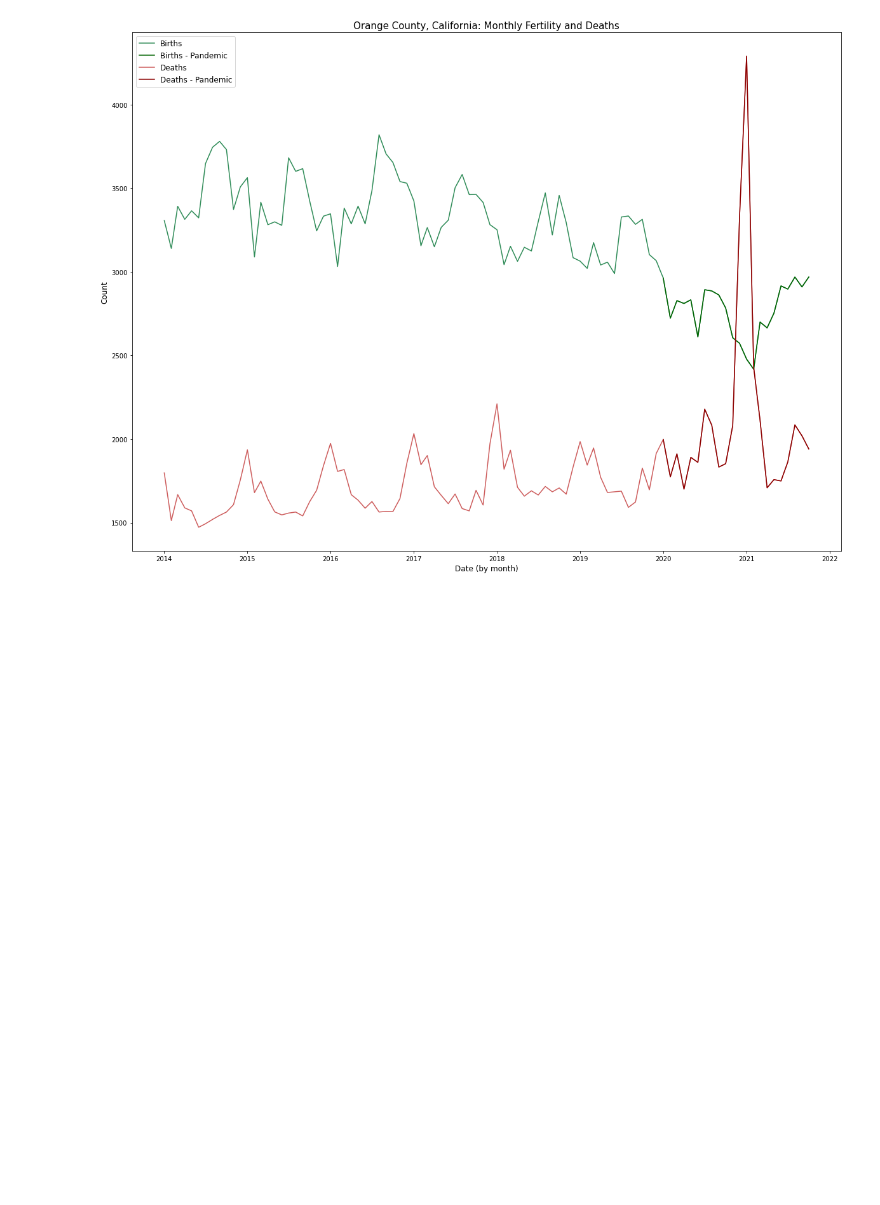
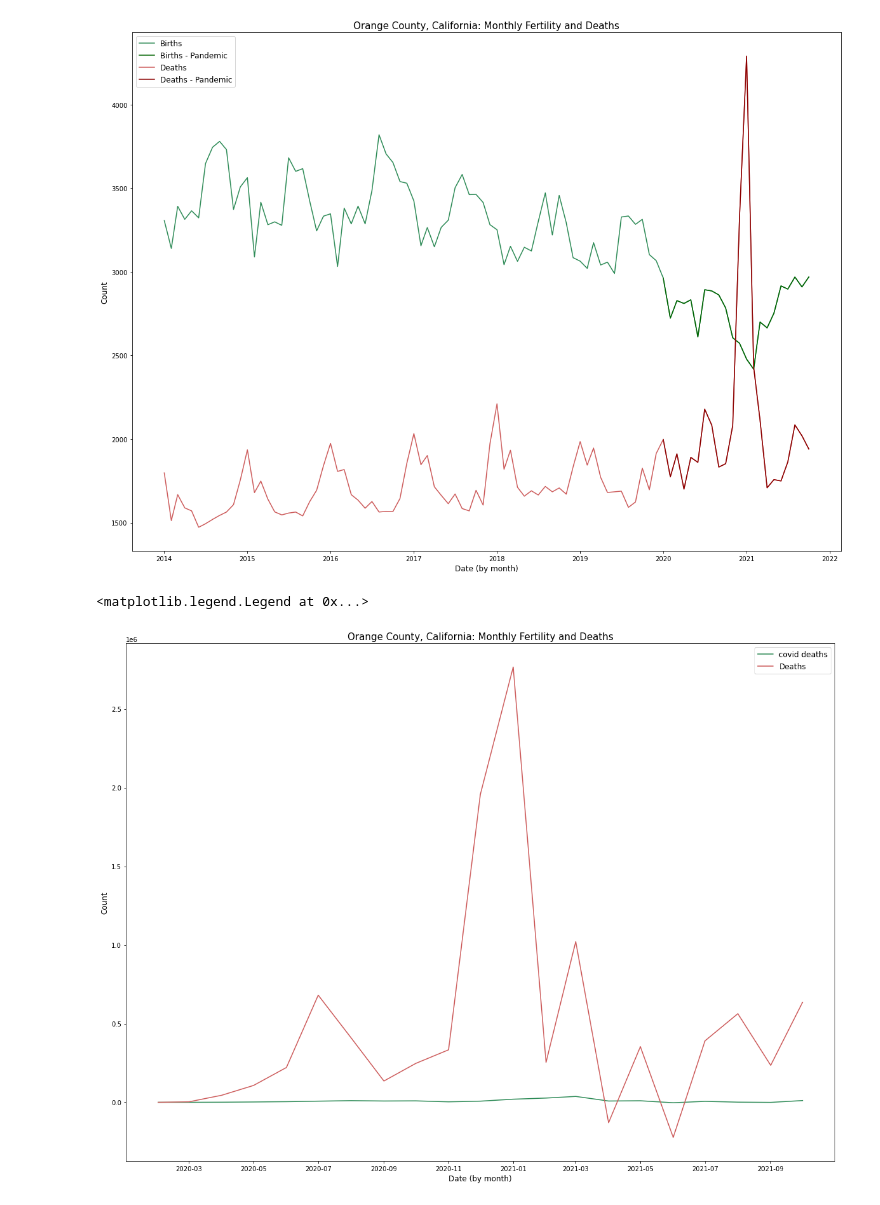
Before and after one commit to anushnap/data512-project, a Jupyter notebook: src/mortality_fertility_analysis.ipynb, the cells around one changed output. Saved outputs shown, nothing was run; the diff lists cells and outputs as text; code cells hidden in the pictures; blank space fills up the shorter version.

```diff
--- a/src/mortality_fertility_analysis.ipynb
+++ b/src/mortality_fertility_analysis.ipynb
@@ -233,3 +226,14 @@ plt.legend(fontsize = 12)
 # %% [output]
 <matplotlib.legend.Legend at 0x...>
 [figure]
+# %%
+fig = plt.figure(figsize = (20, 15))
+plt.plot(oc_df['date'], oc_df['covid_deaths'], label = 'covid deaths', c = 'seagreen')
+plt.plot(oc_df['date'], oc_df['cases'], label = 'Deaths', c = 'indianred')
+plt.xlabel('Date (by month)', fontsize = 12)
+plt.ylabel('Count', fontsize = 12)
+plt.title('Orange County, California: Monthly Fertility and Deaths', fontsize = 15)
+plt.legend(fontsize = 12)
+# %% [output]
+<matplotlib.legend.Legend at 0x...>
+[figure, added]
```
Also changed, not shown: parts of 4 cells of this notebook.
